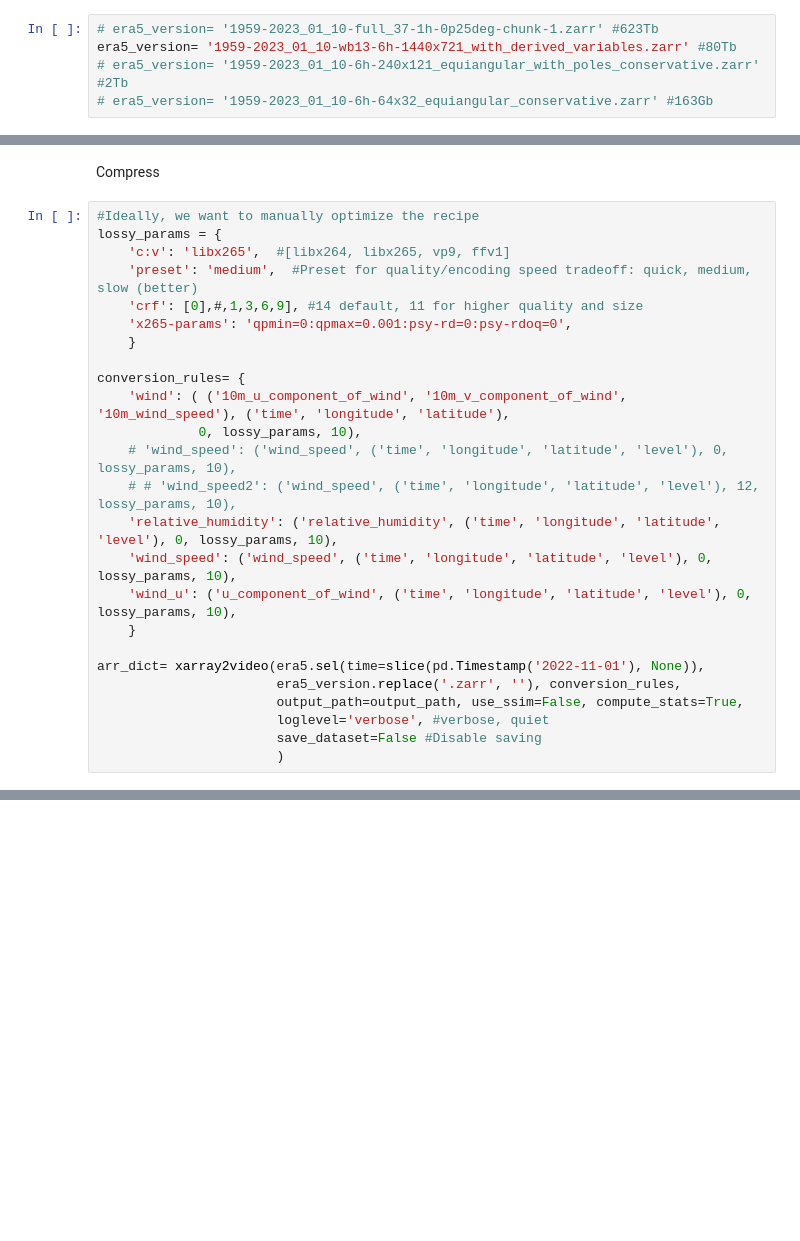
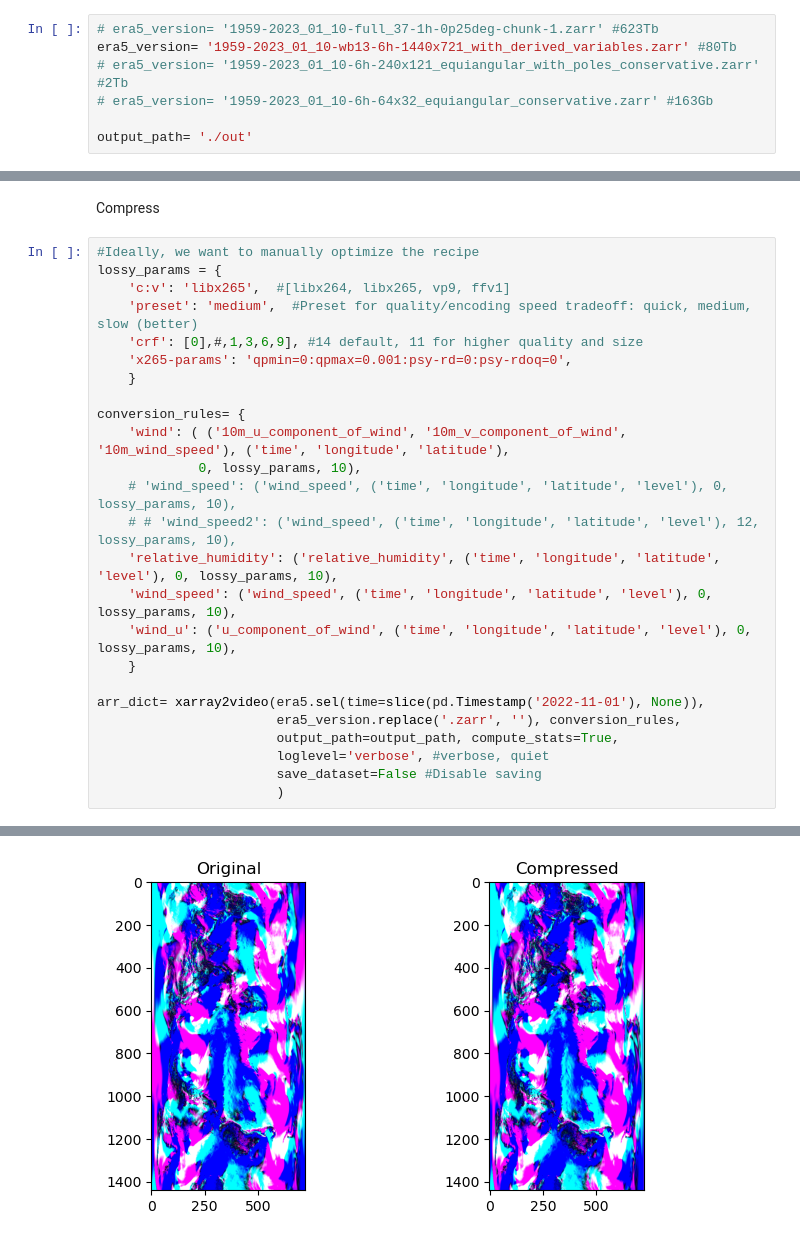
Before and after one commit to IPL-UV/xarrayvideo, a Jupyter notebook: example_era5.ipynb, the cells around one changed output, grey strips where cells are left out. Drawn from its saved outputs; the diff is of its cells as text; blank space fills up the shorter version.

```diff
--- a/example_era5.ipynb
+++ b/example_era5.ipynb
@@ -25,6 +25,8 @@ Select the version of the dataset
 era5_version= '1959-2023_01_10-wb13-6h-1440x721_with_derived_variables.zarr' #80Tb
 # era5_version= '1959-2023_01_10-6h-240x121_equiangular_with_poles_conservative.zarr' #2Tb
 # era5_version= '1959-2023_01_10-6h-64x32_equiangular_conservative.zarr' #163Gb
+
+output_path= './out'
 # %%
 era5= xr.open_zarr(f'gs://weatherbench2/datasets/era5/{era5_version}')
 print(f'Size: {era5.nbytes / 2**30:.3f}Gb')
@@ -87,7 +146,8 @@ conversion_rules= {
 
 arr_dict= xarray2video(era5.sel(time=slice(pd.Timestamp('2022-11-01'), None)),
                        era5_version.replace('.zarr', ''), conversion_rules,
-                       output_path=output_path, use_ssim=False, compute_stats=True,
+                       output_path=output_path, compute_stats=True,
                        loglevel='verbose', #verbose, quiet
                        save_dataset=False #Disable saving
                        )
+# %% [output]
@@ -93,0 +176 @@ arr_dict= xarray2video(era5.sel(time=slice(pd.Timestamp('2022-11-01'), None)),
+[figure, added]
```
Also changed, not shown: parts of 7 cells of this notebook, 5 other files.
